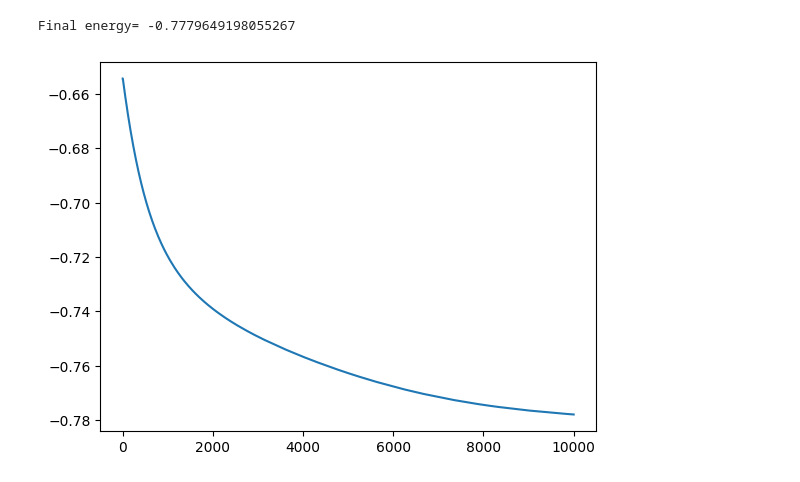
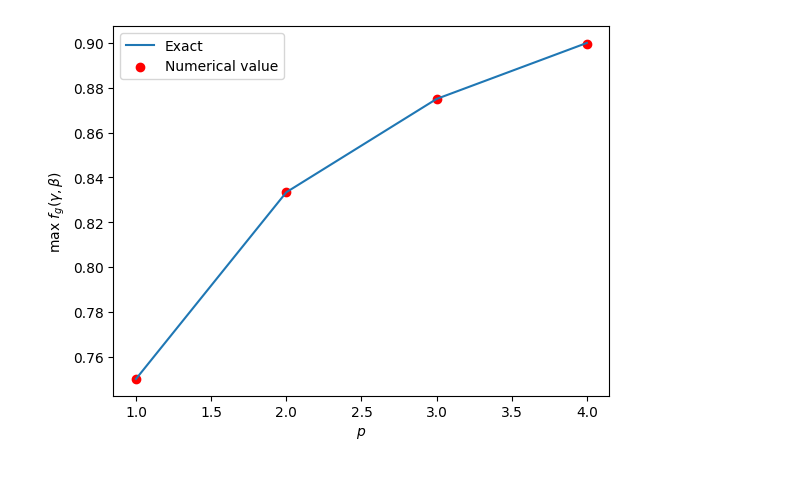
Before and after one commit to jdrowland/cQAOA, a Jupyter notebook: two_regular.ipynb, the cells around one changed output. Cells and saved outputs as stored; diff of their text form; code cells hidden in the pictures.

```diff
--- a/two_regular.ipynb
+++ b/two_regular.ipynb
@@ -110,7 +147,0 @@ energies, gammas, betas = grad_train(gammas, betas, qubit_graph, observable, 100
-# %%
-fig, ax = plt.subplots()
-ax.plot(np.array(energies))
-print(f"Final energy= {energies[-1]}")
-# %% [output]
-Final energy= -0.7779649198055267
-[figure, removed]
@@ -116,0 +150,17 @@ Final energy= -0.7779649198055267
+# %%
+def exact_f_max(p):
+    """See section 4 of QAOA paper."""
+
+    return (2 * p + 1) / (2 * p + 2)
+
+exact_maxima = np.array([exact_f_max(p) for p in ps])
+# %%
+fig, ax = plt.subplots()
+ax.plot(ps, exact_maxima, '-', label="Exact")
+ax.scatter(ps, -1.0 * np.array(f_max), c="red", label="Numerical value")
+ax.set_xlabel(r"$p$")
+ax.set_ylabel(r"max $f_g(\gamma, \beta)$")
+plt.legend()
+plt.savefig("maxima.pdf")
+# %% [output]
+[figure, added]
```
Also changed, not shown: parts of 3 cells of this notebook.
